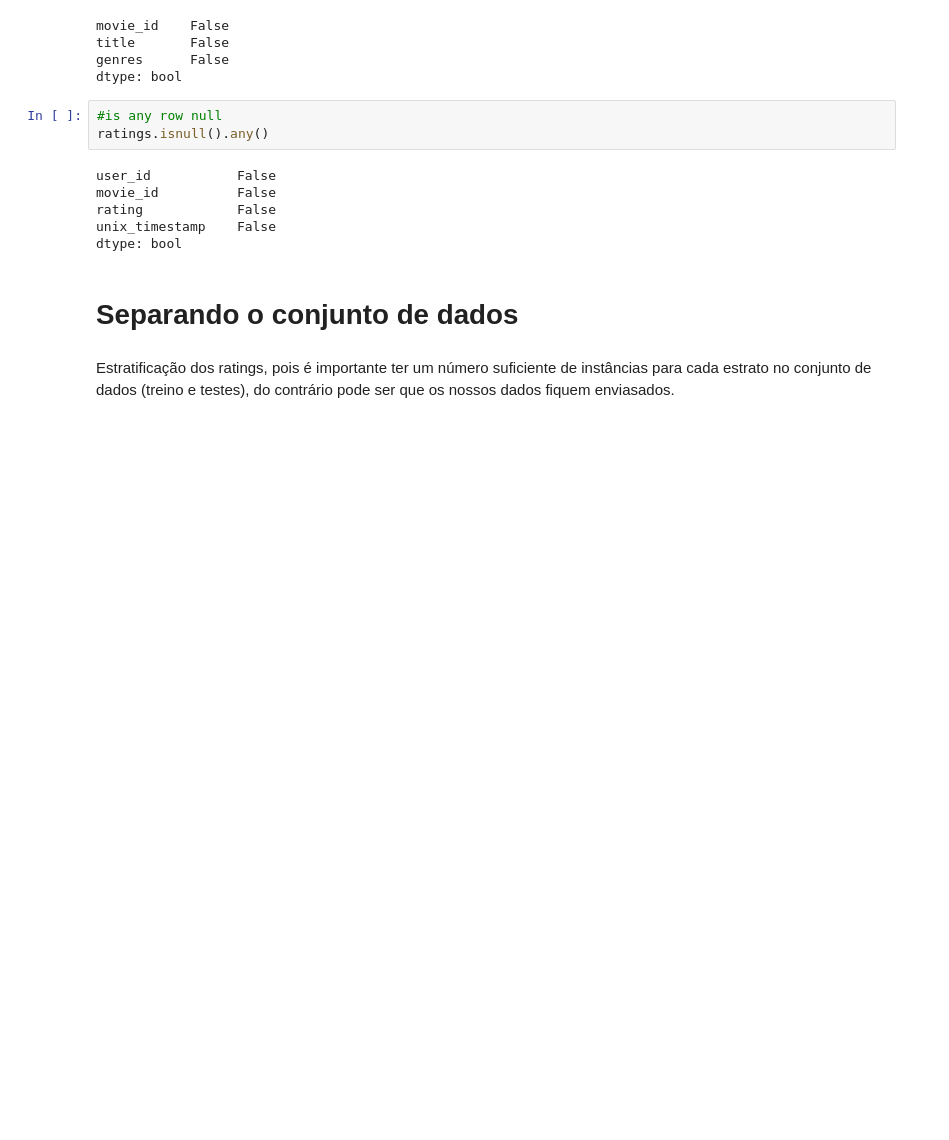
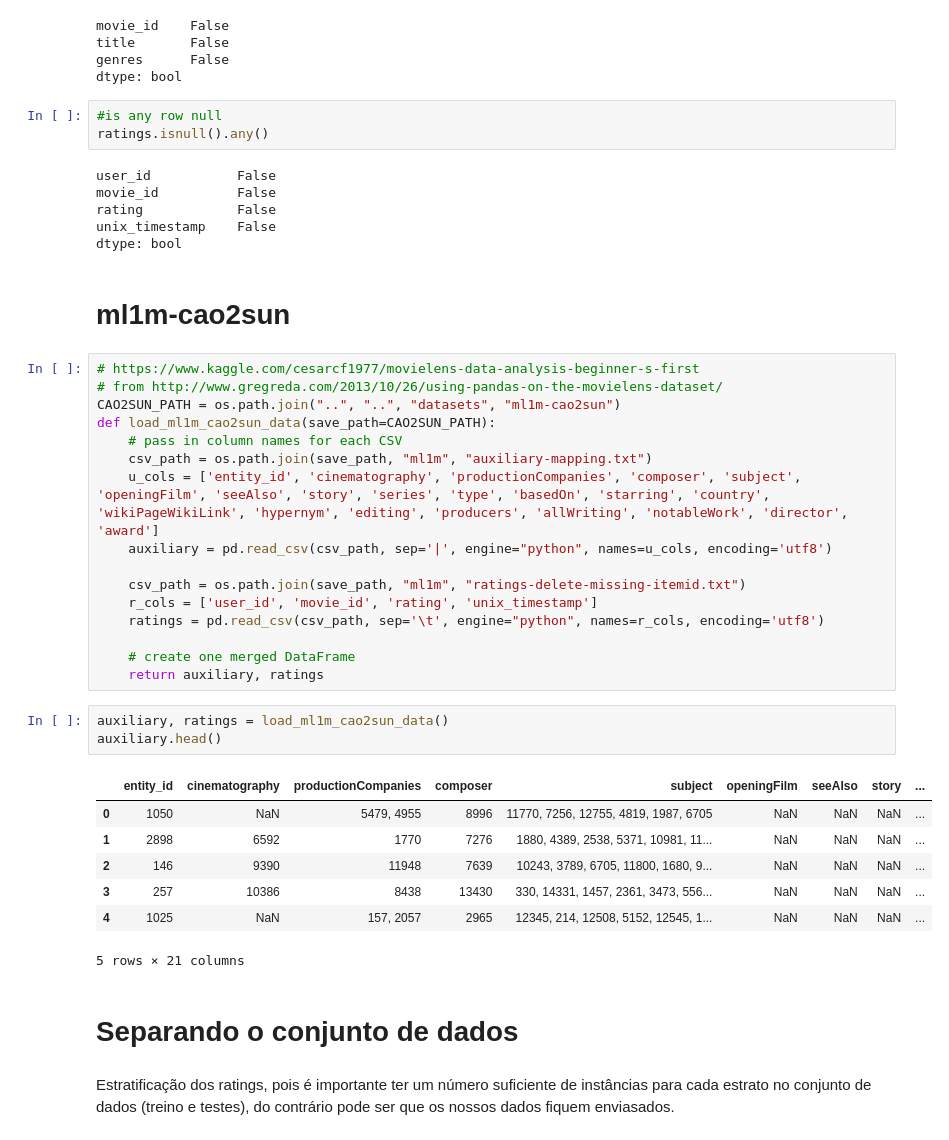
Before and after one commit to juarezsacenti/kg-summ-rec, a Jupyter notebook: AED/aed-ml1m.ipynb, the cells around one changed output. Cells and saved outputs as stored; diff of their text form; blank space fills up the shorter version.

```diff
--- a/AED/aed-ml1m.ipynb
+++ b/AED/aed-ml1m.ipynb
@@ -527,6 +525,35 @@ movie_id          False
 rating            False
 unix_timestamp    False
 dtype: bool
+# %% [markdown]
+# ml1m-cao2sun
+# %%
+# https://www.kaggle.com/cesarcf1977/movielens-data-analysis-beginner-s-first
+# from http://www.gregreda.com/2013/10/26/using-pandas-on-the-movielens-dataset/
+CAO2SUN_PATH = os.path.join("..", "..", "datasets", "ml1m-cao2sun")
+def load_ml1m_cao2sun_data(save_path=CAO2SUN_PATH):
+    # pass in column names for each CSV
+    csv_path = os.path.join(save_path, "ml1m", "auxiliary-mapping.txt")
+    u_cols = ['entity_id', 'cinematography', 'productionCompanies', 'composer', 'subject', 'openingFilm', 'seeAlso', 'story', 'series', 'type', 'basedOn', 'starring', 'country', 'wikiPageWikiLink', 'hypernym', 'editing', 'producers', 'allWriting', 'notableWork', 'director', 'award']
+    auxiliary = pd.read_csv(csv_path, sep='|', engine="python", names=u_cols, encoding='utf8')
+
+    csv_path = os.path.join(save_path, "ml1m", "ratings-delete-missing-itemid.txt")
+    r_cols = ['user_id', 'movie_id', 'rating', 'unix_timestamp']
+    ratings = pd.read_csv(csv_path, sep='\t', engine="python", names=r_cols, encoding='utf8')
+
+    # create one merged DataFrame
+    return auxiliary, ratings
+# %%
+auxiliary, ratings = load_ml1m_cao2sun_data()
+auxiliary.head()
+# %% [output]
+|  | entity_id | cinematography | productionCompanies | composer | subject | openingFilm | seeAlso | story | ... |
+| 0 | 1050 | NaN | 5479, 4955 | 8996 | 11770, 7256, 12755, 4819, 1987, 6705 | NaN | NaN | NaN | ... |
+| 1 | 2898 | 6592 | 1770 | 7276 | 1880, 4389, 2538, 5371, 10981, 11... | NaN | NaN | NaN | ... |
+| 2 | 146 | 9390 | 11948 | 7639 | 10243, 3789, 6705, 11800, 1680, 9... | NaN | NaN | NaN | ... |
+| 3 | 257 | 10386 | 8438 | 13430 | 330, 14331, 1457, 2361, 3473, 556... | NaN | NaN | NaN | ... |
+| 4 | 1025 | NaN | 157, 2057 | 2965 | 12345, 214, 12508, 5152, 12545, 1... | NaN | NaN | NaN | ... |
+5 rows × 21 columns
 # %% [markdown]
 # Separando o conjunto de dados
 # %% [markdown]
```
Also changed, not shown: parts of 6 cells of this notebook, 1 other file.
